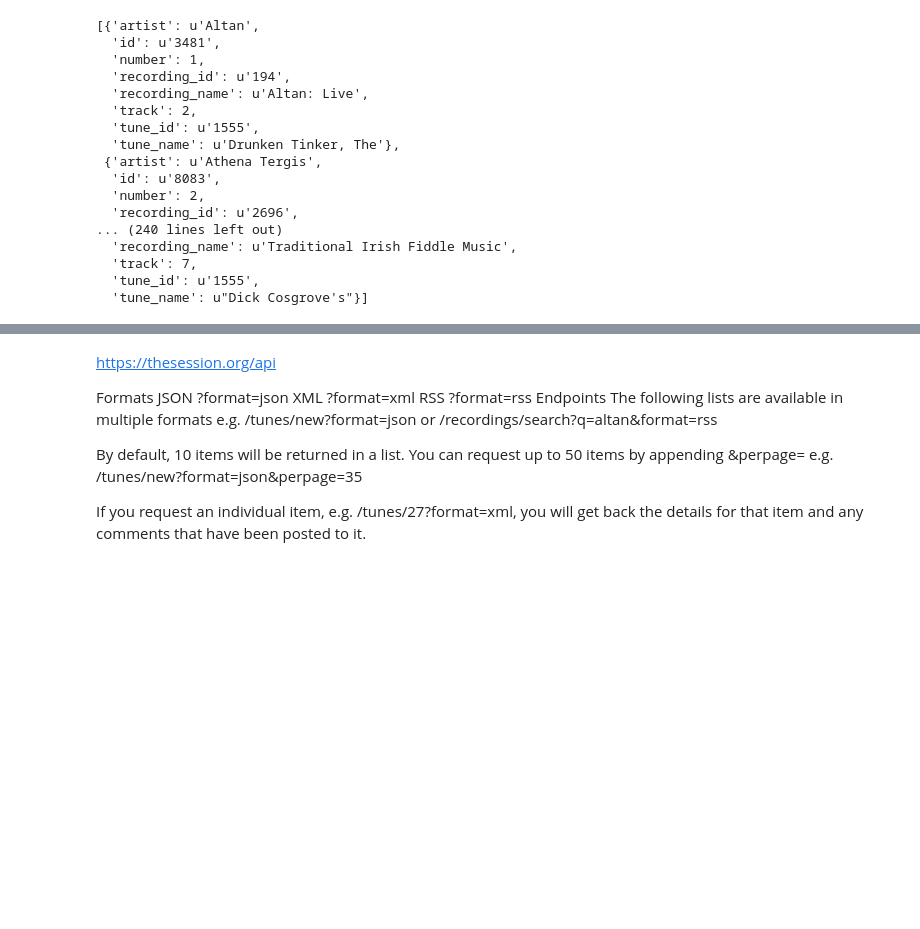
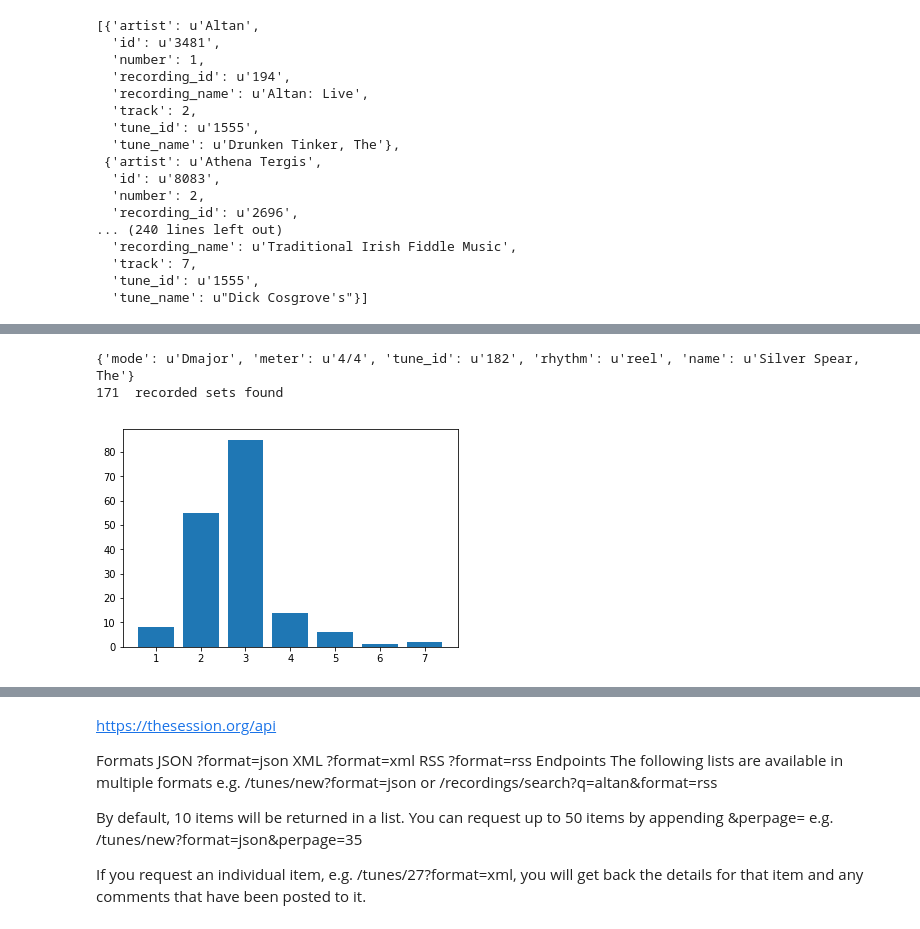
Before and after one commit to smwahl/pytrad, a Jupyter notebook: sql_tests.ipynb, the cells around one changed output, grey strips where cells are left out. Saved outputs shown, nothing was run; the diff lists cells and outputs as text; code cells hidden in the pictures; blank space fills up the shorter version.

```diff
--- a/sql_tests.ipynb
+++ b/sql_tests.ipynb
@@ -310,19 +319,12 @@ def recordingsOfTune(tune_id,json=True):
     Returns all recordings of a given tune.
     '''
 
-    if json: # should figure out how to make this a wrapper
-        db.conn.row_factory = dict_factory
-        c = db.conn.cursor()
-    else:
-        c = db.cur
+    # switch to json format for query and restore
+    with QueryFormat(json) as c:
 
-    c.execute("SELECT * FROM recorded_tunes WHERE tune_id=?",[tune_id])
+        c.execute("SELECT * FROM recorded_tunes WHERE tune_id=?",[tune_id])
 
-
-    q = c.fetchall()
-
-    # reset
-    db.conn.row_factory = sqlite3.Row
+        q = c.fetchall()
 
     return q
 
@@ -408,0 +411,34 @@ st[3]
+# %%
+# Example Stats on a tunes relative position in a set
+
+tune_name = 'silver spear'
+
+# Check that we find the tune we want
+q = tunesFromAlias(tune_name)
+print q[0]
+
+tune_id = q[0]['tune_id']
+sets_by_tune, sets_by_recording = setsWithTune(tune_id,json=True)
+
+print len(sets_by_tune), ' recorded sets found'
+# %% [output]
+{'mode': u'Dmajor', 'meter': u'4/4', 'tune_id': u'182', 'rhythm': u'reel', 'name': u'Silver Spear, The'}
+171  recorded sets found
+# %%
+set_lengths = [len(x) for x in sets_by_tune]
+set_lengths
+
+import matplotlib.pyplot as plt
+from collections import Counter
+
+# Create your list
+x = range(10)
+x.append(1)
+
+# Use a Counter to count the number of instances in x
+c = Counter(set_lengths)
+
+plt.bar(c.keys(), c.values())
+plt.show()
+# %% [output]
+[figure, added]
```
Also changed, not shown: parts of 12 cells of this notebook, 1 other file.
